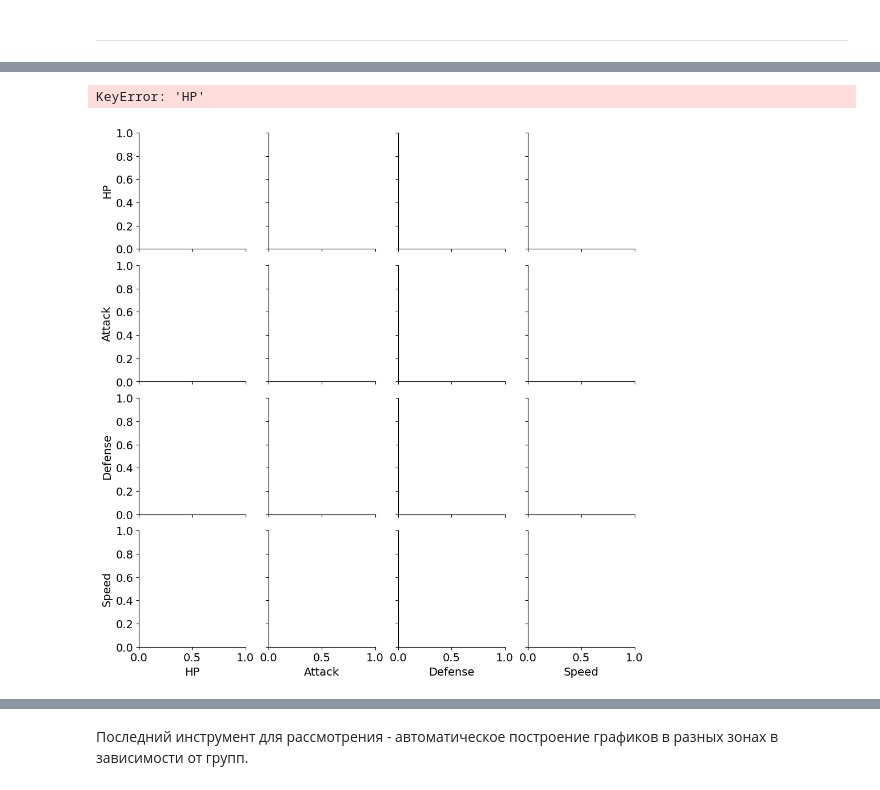
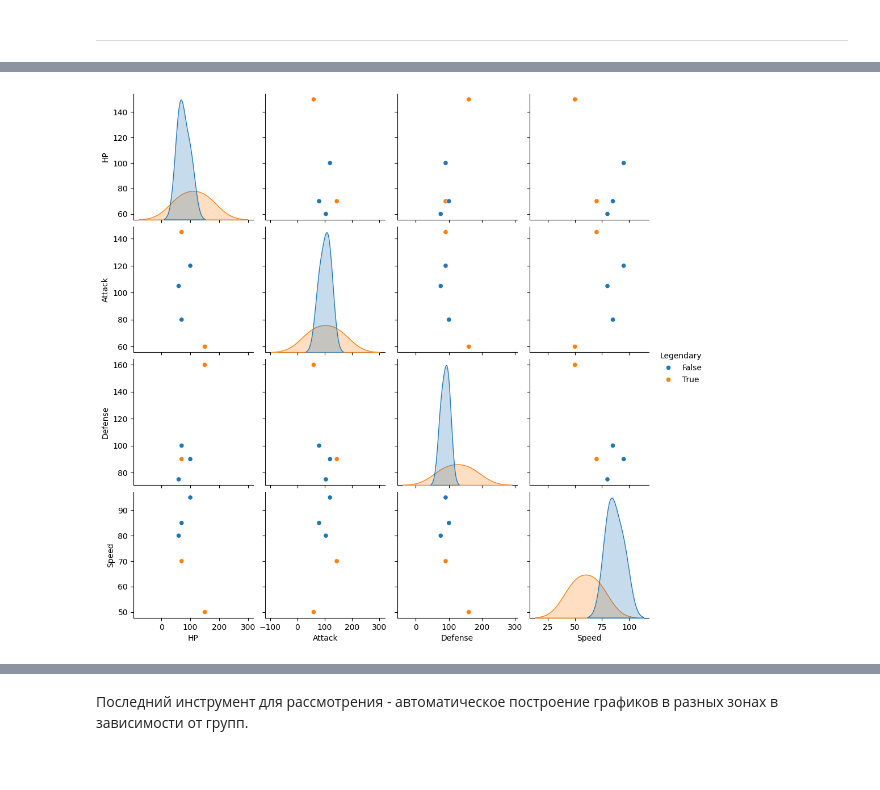
Before and after one commit to Ulugbek9403/ml_edu, a Jupyter notebook: notebooks/09_Seaborn.ipynb, the cells around one changed output, grey strips where cells are left out. Drawn from its saved outputs; the diff is of its cells as text; code cells hidden in the pictures.

```diff
--- a/notebooks/09_Seaborn.ipynb
+++ b/notebooks/09_Seaborn.ipynb
@@ -339,14 +380,18 @@ ValueError: Could not interpret value `HP` for `x`. An entry with this name does
 # %%
 import pandas as pd
 import seaborn as sns
 import matplotlib.pyplot as plt
 
-# Загружаем данные (предположим, что у вас есть DataFrame с именем "df")
-# df = pd.read_csv('your_pokemon_data.csv')
 
-# Создаем pairplot для выбранных признаков
-sns.pairplot(data=df, vars=["HP", "Attack", "Defense", "Speed"])
+df = pd.DataFrame({
+    "HP": [60, 70, 150, 100, 70],
+    "Attack": [105, 145, 60, 120, 80],
+    "Defense": [75, 90, 160, 90, 100],
+    "Speed": [80, 70, 50, 95, 85],
+    "Legendary": [False, True, True, False, False]
+})
+
+sns.pairplot(data=df, vars=["HP", "Attack", "Defense", "Speed"], hue="Legendary")
 plt.show()
 # %% [output]
-KeyError: 'HP'
-[figure, old version]
+[figure, new version]
```
Also changed, not shown: parts of 15 cells of this notebook.
